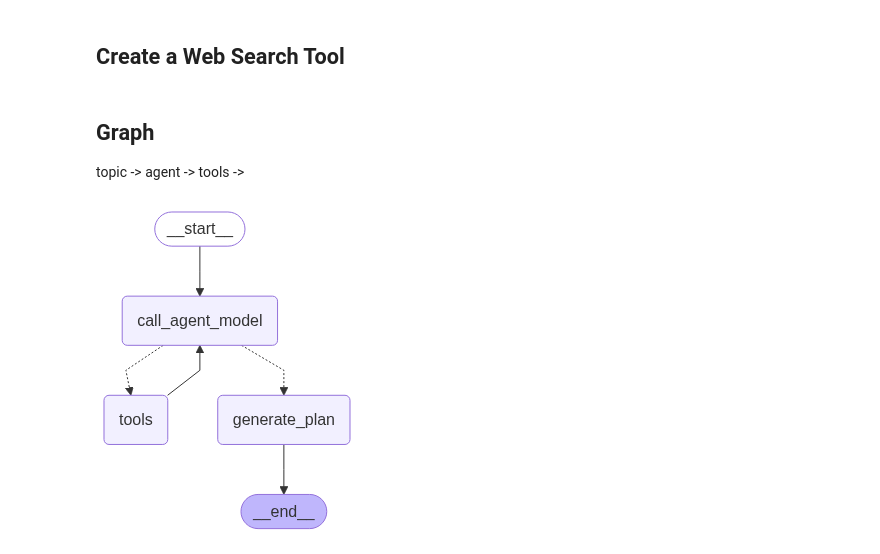
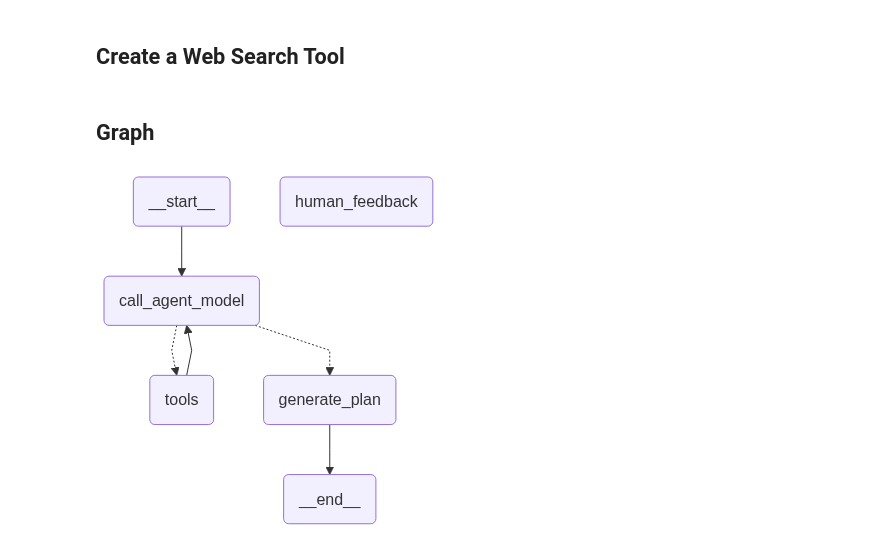
Before and after one commit to vivekpatel99/project-plan-genie, a Jupyter notebook: notebooks/simple_agent.ipynb, the cells around one changed output. Saved outputs shown, nothing was run; the diff lists cells and outputs as text; code cells hidden in the pictures.

Commit message:
good prompt added

```diff
--- a/notebooks/simple_agent.ipynb
+++ b/notebooks/simple_agent.ipynb
@@ -170,17 +256,9 @@ TOOLS = [search_wikipedia]  # search_wikipedia]
 # TODO: add router function to route between tools and llm or end
 # %% [markdown]
 ## Graph
-
-topic -> agent -> tools ->
 # %%
 llm = OpenAIProvider()
 
-SYSTEM_PROMPT = """ You are an Expert Software Engineer and Project Manager.
-    You have given a project initial project description: "{project_description}" to develop well structured project plan.
-    you can search web for more information about this project idea and required tools or frameworks. you can ask me for more information or clearification regarding the project.
-    I can help me make more clean decision regarding planning.
-
-    """
 SYSTEM_PROMPT_PROJECT_PLAN_STRUCTURE = """ here is the reseach information about the project plan details: {project_plan}
      you can submit the final project plan details in markdown format. """
 
@@ -201,7 +279,7 @@ def call_agent_model(state: PlanningState) -> dict[str, Any]:
 
     project_description = state["project_description"][0].content
     # Prepare prompt and message history
-    prompt = SYSTEM_PROMPT.format(project_description=project_description)
+    prompt = INIT_SYSTEM_PROMPT.format(project_description=project_description)
     # print(prompt)
     message_history = [SystemMessage(content=prompt)] + state["messages"]
 
@@ -210,7 +288,6 @@ def call_agent_model(state: PlanningState) -> dict[str, Any]:
 
     # Invoke LLM and process response
     response = llm_with_tools.invoke(message_history)
-    print(response.content)
     return {"messages": response}
 
 
@@ -227,6 +304,11 @@ def genereate_plan(state: PlanningState):
     return {"project_plan": [result]}
 
 
+def human_feedback(state: PlanningState):
+    """No-op node that should be interrupted on"""
+    pass
+
+
 def should_continue(state: PlanningState):
     messages = state["messages"]
     last_message = messages[-1]
@@ -237,24 +319,31 @@ def should_continue(state: PlanningState):
 # %%
 from langgraph.graph import START, StateGraph, END
 from langgraph.prebuilt import tools_condition, ToolNode
 
 builder = StateGraph(PlanningState)  # , config_schema=Configuration)
 
+# Nodes
 builder.add_node("call_agent_model", call_agent_model)
+builder.add_node("human_feedback", human_feedback)
 builder.add_node("tools", ToolNode(TOOLS))
 builder.add_node("generate_plan", genereate_plan)
+
+# Edges
 builder.add_edge(START, "call_agent_model")
+builder.add_conditional_edges(
+    "human_feedback", should_continue, ["call_agent_model", "tools"]
+)
 builder.add_conditional_edges(
     "call_agent_model",
     should_continue,
     ["tools", "generate_plan"],
 )
 builder.add_edge("tools", "call_agent_model")
 # builder.add_edge("call_agent_model", "generate_plan")
 builder.add_edge("generate_plan", END)
 
 
-graph = builder.compile(name="Planning Agent")
+graph = builder.compile(interrupt_before=["human_feedback"], name="Planning Agent")
 graph
 # %% [output]
-[figure, old version]
+[figure, new version]
```
Also changed, not shown: parts of 5 cells of this notebook, 1 other file.
